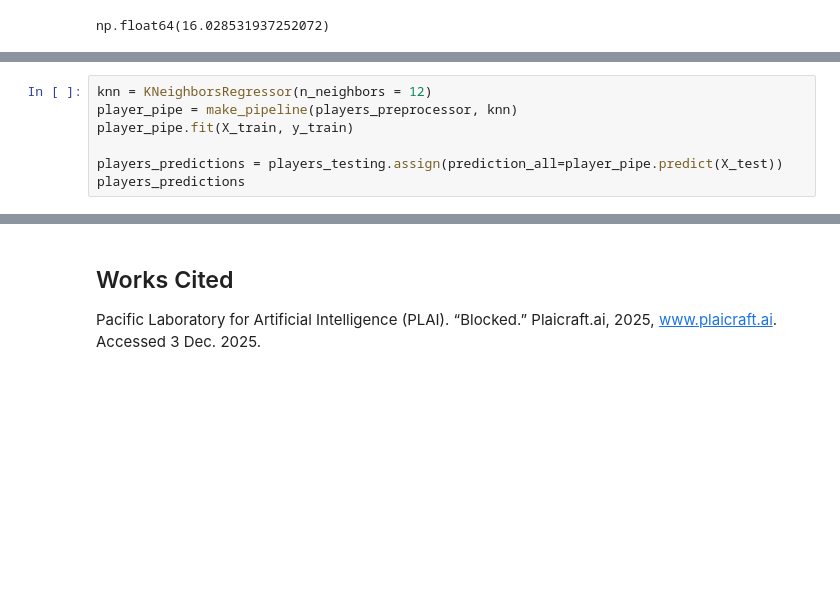
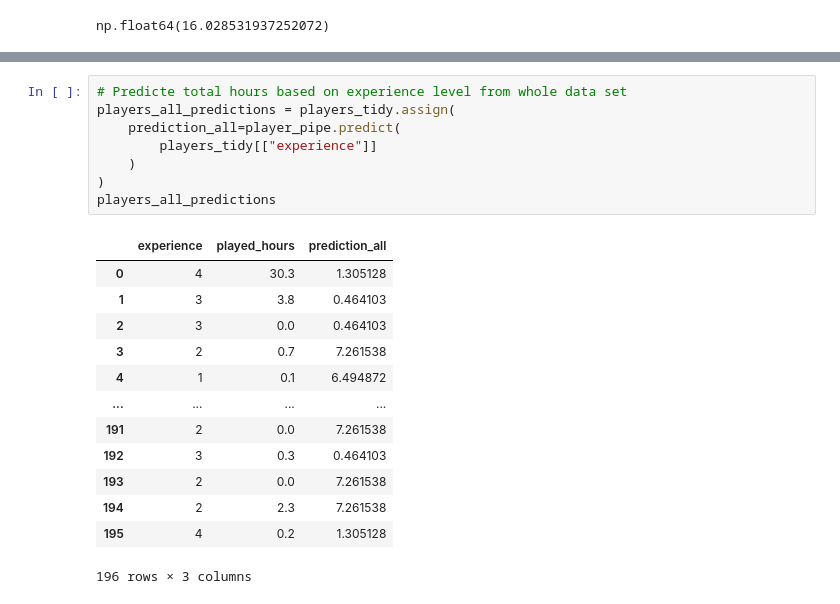
Before and after one commit to sydlpeters/dsci-group-2025w1-group-101-1, a Jupyter notebook: FinalProject.ipynb, the cells around one changed output, grey strips where cells are left out. Drawn from its saved outputs; the diff is of its cells as text; blank space fills up the shorter version.

```diff
--- a/FinalProject.ipynb
+++ b/FinalProject.ipynb
@@ -427,7 +372,0 @@ np.float64(16.028531937252072)
-# %%
-knn = KNeighborsRegressor(n_neighbors = 12)
-player_pipe = make_pipeline(players_preprocessor, knn)
-player_pipe.fit(X_train, y_train)
-
-players_predictions = players_testing.assign(prediction_all=player_pipe.predict(X_test))
-players_predictions
@@ -480,3 +373,22 @@ players_plot
-# %% [markdown]
-## Works Cited
-Pacific Laboratory for Artificial Intelligence (PLAI). “Blocked.” Plaicraft.ai, 2025, www.plaicraft.ai. Accessed 3 Dec. 2025.
+# %%
+# Predicte total hours based on experience level from whole data set
+players_all_predictions = players_tidy.assign(
+    prediction_all=player_pipe.predict(
+        players_tidy[["experience"]]
+    )
+)
+players_all_predictions
+# %% [output]
+|  | experience | played_hours | prediction_all |
+| 0 | 4 | 30.3 | 1.305128 |
+| 1 | 3 | 3.8 | 0.464103 |
+| 2 | 3 | 0.0 | 0.464103 |
+| 3 | 2 | 0.7 | 7.261538 |
+| 4 | 1 | 0.1 | 6.494872 |
+| ... | ... | ... | ... |
+| 191 | 2 | 0.0 | 7.261538 |
+| 192 | 3 | 0.3 | 0.464103 |
+| 193 | 2 | 0.0 | 7.261538 |
+| 194 | 2 | 2.3 | 7.261538 |
+| 195 | 4 | 0.2 | 1.305128 |
+196 rows × 3 columns
```
Also changed, not shown: parts of 18 cells of this notebook.
